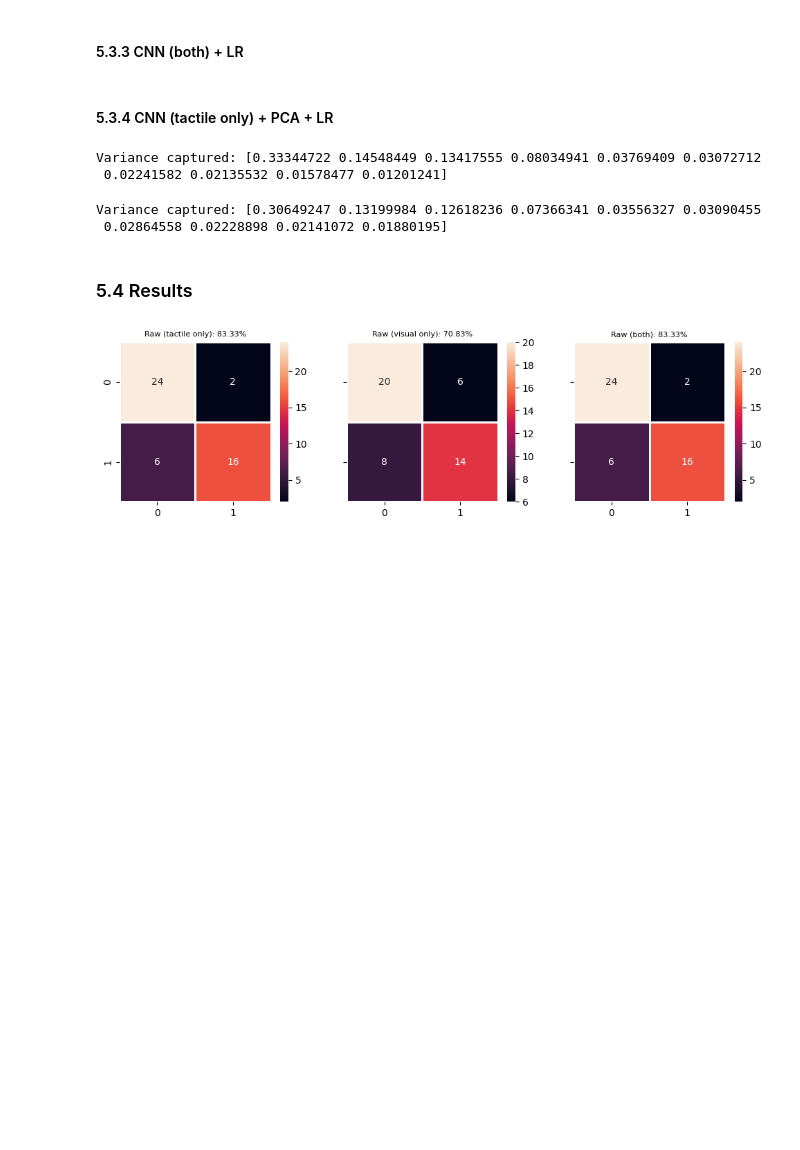
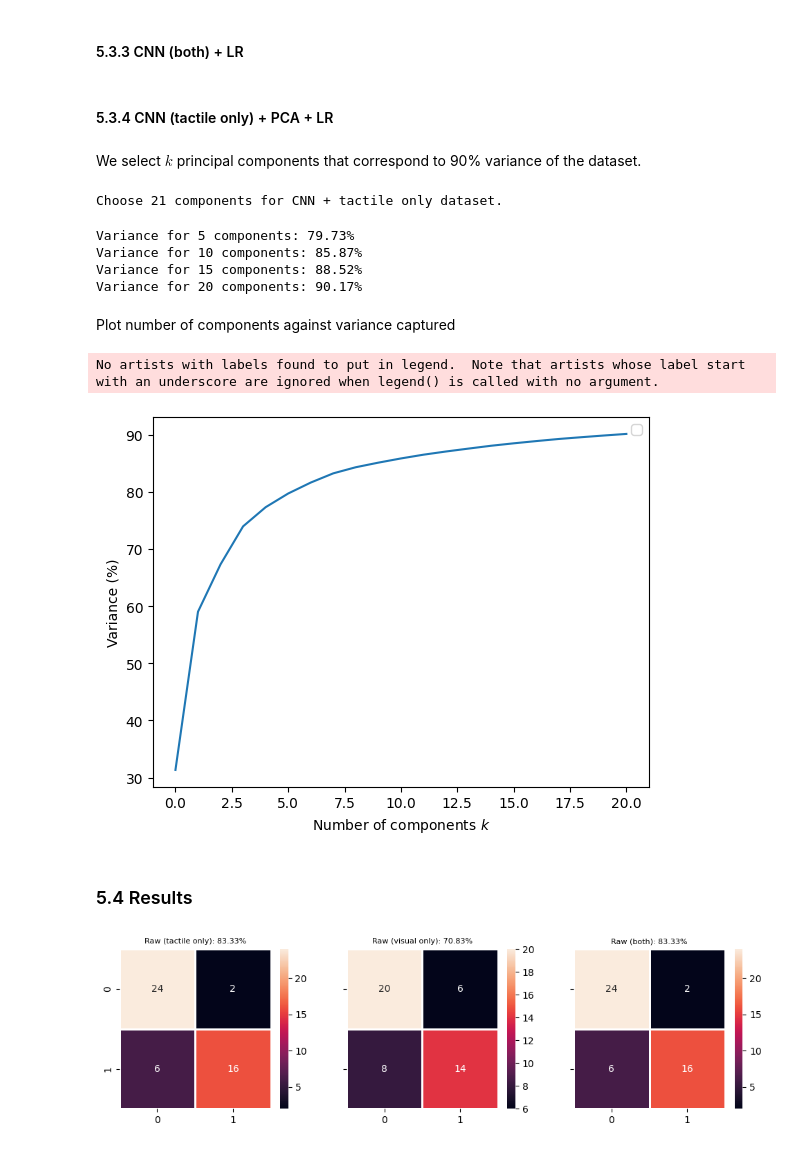
Before and after one commit to jhtkoo0426/UCL-FYP, a Jupyter notebook: src/models/baseline_improved.ipynb, the cells around one changed output. Cells and saved outputs as stored; diff of their text form; code cells hidden in the pictures; blank space fills up the shorter version.

```diff
--- a/src/models/baseline_improved.ipynb
+++ b/src/models/baseline_improved.ipynb
@@ -333,9 +328,0 @@ There may not be enough memory to perform the PCA calculation on the entire inpu
-# %%
-def pca(tensor, k):
-    if len(tensor) == 3:
-        tensor = tensor.reshape((tensor.shape[0], -1))
-
-    pca = PCA(n_components=k)
-    pca.fit(tensor)
-    print(f"Variance captured: {pca.explained_variance_ratio_}")
-    return pca.transform(tensor)
@@ -460,3 +411,20 @@ model_533.fit(X_cnn_complete_train, y_cnn_complete_train)
 model_533_predictions = model_533.predict(X_cnn_complete_test)
 # %% [markdown]
 #### 5.3.4 CNN (tactile only) + PCA + LR
+# %%
+def pca(tensor, k, verbose=False):
+    if len(tensor) == 3:
+        tensor = tensor.reshape((tensor.shape[0], -1))
+
+    pca = PCA(n_components=k)
+    pca.fit(tensor)
+
+    variance = sum(pca.explained_variance_ratio_) * 100
+    # print(f"Variance captured for {k} components: {variance:.2f}%")
+
+    if verbose:
+        return pca.transform(tensor), k, variance
+    else:
+        return pca.transform(tensor)
+# %% [markdown]
+We select $k$ principal components that correspond to 90% variance of the dataset.
@@ -463,21 +435,45 @@ model_533_predictions = model_533.predict(X_cnn_complete_test)
+# %%
+for i in range(1, 30):
+    pca_cnn_tactile_ds, k, variance = pca(cnn_tactile.detach().numpy(), k=i, verbose=True)
+    k_variances.append(variance)
+    if variance > 90:
+        print(f"Choose {k} components for CNN + tactile only dataset.")
+        K = k
+        break
+# %% [output]
+Choose 21 components for CNN + tactile only dataset.
+# %%
+for k in range(0, K, 5):
+    if k > 0:
+        print(f"Variance for {k} components: {k_variances[k]:.2f}%")
+# %% [output]
+Variance for 5 components: 79.73%
+Variance for 10 components: 85.87%
+Variance for 15 components: 88.52%
+Variance for 20 components: 90.17%
+# %% [markdown]
+Plot number of components against variance captured
+# %%
+plt.plot(k_variances)
+plt.xlabel('Number of components ' + r'$k$')
+plt.ylabel('Variance (%)')
+plt.legend()
+plt.show()
+# %% [output]
+No artists with labels found to put in legend.  Note that artists whose label start with an underscore are ignored when legend() is called with no argument.
+[figure, added]
 # %%
-pca_cnn_tactile_ds = pca(cnn_tactile.detach().numpy(), k=10)
+pca_cnn_tactile_ds = pca(cnn_tactile.detach().numpy(), k=5)
 X_pca_cnn_tactile_train, X_pca_cnn_tactile_test, y_pca_cnn_tactile_train, y_pca_cnn_tactile_test = train_test_split(pca_cnn_tactile_ds, grasp_outcomes_data, test_size=0.2, random_state=0)
 model_534 = LogisticRegression(random_state=0, max_iter=400)
 model_534.fit(X_pca_cnn_tactile_train, y_pca_cnn_tactile_train)
 model_534_predictions = model_534.predict(X_pca_cnn_tactile_test)
-# %% [output]
-Variance captured: [0.33344722 0.14548449 0.13417555 0.08034941 0.03769409 0.03072712
- 0.02241582 0.02135532 0.01578477 0.01201241]
 # %%
-pca_cnn_complete_ds = pca(cnn_complete_ds.detach().numpy(), k=10)
+pca_cnn_complete_ds = pca(cnn_complete_ds.detach().numpy(), k=5)
 X_pca_cnn_complete_train, X_pca_cnn_complete_test, y_pca_cnn_complete_train, y_pca_cnn_complete_test = train_test_split(pca_cnn_complete_ds, grasp_outcomes_data, test_size=0.2, random_state=0)
 model_535 = LogisticRegression(random_state=0, max_iter=400)
 model_535.fit(X_pca_cnn_complete_train, y_pca_cnn_complete_train)
 model_535_predictions = model_535.predict(X_pca_cnn_complete_test)
-# %% [output]
-Variance captured: [0.30649247 0.13199984 0.12618236 0.07366341 0.03556327 0.03090455
- 0.02864558 0.02228898 0.02141072 0.01880195]
 # %% [markdown]
 ### 5.4 Results
 # %%
```
Also changed, not shown: parts of 15 cells of this notebook.
